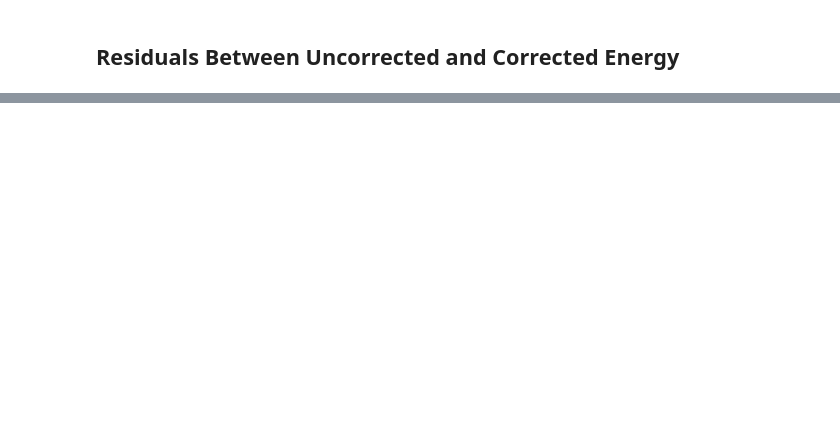
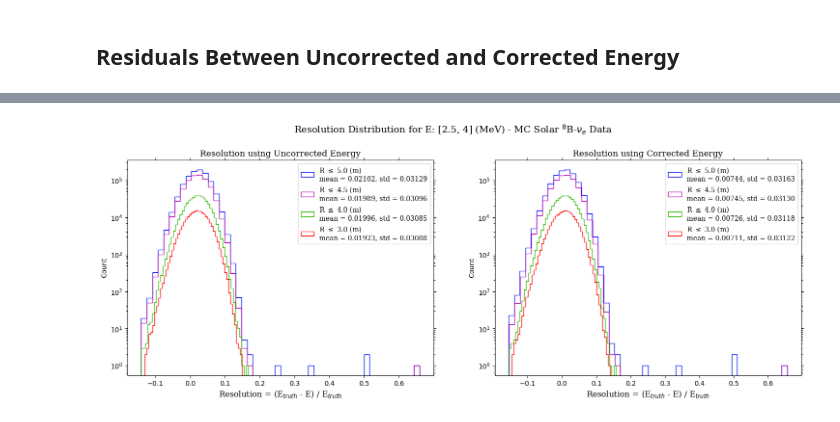
Before and after one commit to joankl/Solar-Neutrinos-Project, a Jupyter notebook: real data analysis/bisMSB/Energy Callibrator Analysis.ipynb, the cells around one changed output, grey strips where cells are left out. Cells and saved outputs as stored; diff of their text form; code cells hidden in the pictures; blank space fills up the shorter version.

```diff
--- a/real data analysis/bisMSB/Energy Callibrator Analysis.ipynb
+++ b/real data analysis/bisMSB/Energy Callibrator Analysis.ipynb
@@ -231,0 +400,71 @@ plt.show()
+# %%
+import matplotlib as mpl
+mpl.rcParams['agg.path.chunksize'] = 10000
+
+font_style_title = {'family':'serif', 'weight': 'normal','color':'black','size':12.5}
+font_style_axis= {'family':'serif', 'weight': 'normal','color':'black','size':12}
+font_prop = font_manager.FontProperties(family=font_style_axis['family'], weight=font_style_axis['weight'], size=10)
+
+# === Energy Cut ===
+en_inf_cut = 2.5
+en_sup_cut = 4
+
+bins = 50
+
+fig, axes = plt.subplots(1, 2, figsize = (18, 5.8))
+
+for i_dx, r_cut_i in enumerate(r_cut):
+
+    # ==== Apply Cuts ====
+    posr_mask = (posr_mc <= r_cut_i)
+    energy_mask = (energy_mc >= en_inf_cut) & (energy_mc <= en_sup_cut)
+
+    cut_mask = posr_mask & energy_mask
+
+    # ---- Select the Data ----
+    energy_cut = energy_mc[cut_mask]
+    energy_corr_cut = energy_corr_mc[cut_mask]
+
+    energy_truth_cut = mcke1[cut_mask]
+
+    # ==== Resolution Computation ====
+    resolution = (energy_truth_cut - energy_cut) / energy_truth_cut
+    resolution_corr = (energy_truth_cut - energy_corr_cut) / energy_truth_cut
+
+    mean = np.mean(resolution)
+    mean_corr = np.mean(resolution_corr)
+
+    std = np.std(resolution)
+    std_corr = np.std(resolution_corr)
+
+    sn.histplot(resolution, bins = bins, color = r_cut_colors[i_dx], alpha = 0, element = 'step', ax = axes[0],
+                label = rf'R $\leq$ {r_cut_i*10**(-3)} (m) ' + '\n' + f'mean = {mean:.5f}, std = {std:.5f}')
+
+    sn.histplot(resolution_corr, bins = bins, color = r_cut_colors[i_dx], alpha = 0, element = 'step', ax = axes[1],
+                label = rf'R $\leq$ {r_cut_i*10**(-3)} (m)' + '\n' + f'mean = {mean_corr:.5f}, std = {std_corr:.5f}')
+
+#  ----- Define the Plot titles -----
+subplot_titles = [r'Resolution using Uncorrected Energy',
+                  r'Resolution using Corrected Energy']
+
+for i_dx, ax_i in enumerate(axes):
+
+    ax_i.legend(loc='best', prop=font_prop)
+
+    ax_i.set_xlabel(r'Resolution = (E$_{truth}$ - E) / E$_{truth}$', fontdict = font_style_axis)
+    ax_i.set_title(subplot_titles[i_dx], fontdict = font_style_title)
+
+    #ax_i.xaxis.set_minor_locator(MultipleLocator(0.002))
+    #ax_i.xaxis.set_major_locator(MultipleLocator(0.01))
+
+    ax_i.tick_params(which='minor', top=True, bottom=True, left=True, right=True)
+    ax_i.tick_params(which='major', top=True, bottom=True, left=True, right=True)
+
+    ax_i.set_yscale('log')
+
+plt.suptitle(rf'Resolution Distribution for E: [{en_inf_cut}, {en_sup_cut}] (MeV) - MC Solar $^8$B-$\nu_e$ Data', family='serif', size=14, weight='normal', color='black', y = 1.01)
+
+plt.savefig(f'figs/resolution_E_{en_inf_cut}_{en_sup_cut}_MeV.png', dpi=1000, bbox_inches='tight')
+plt.show()
+# %% [output]
+[figure, added]
```
Also changed, not shown: parts of 15 cells of this notebook, 2 other files.
